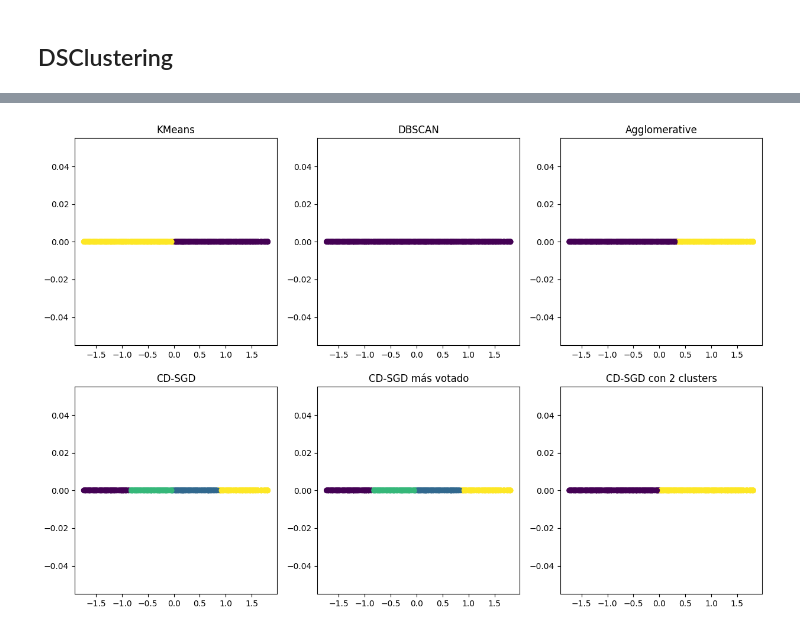
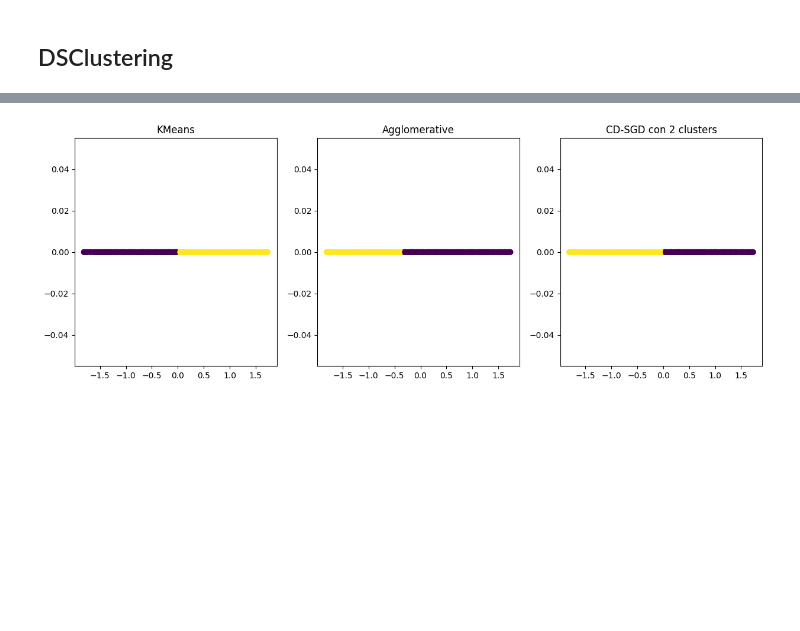
Before and after one commit to DR-Barros/trabajo-dirigido, a Jupyter notebook: clustering/interpretability/uniform.ipynb, the cells around one changed output, grey strips where cells are left out. Saved outputs shown, nothing was run; the diff lists cells and outputs as text; code cells hidden in the pictures; blank space fills up the shorter version.

```diff
--- a/clustering/interpretability/uniform.ipynb
+++ b/clustering/interpretability/uniform.ipynb
@@ -109,12 +79,3 @@ print('Decision Tree Accuracy:', accuracy_score(kmeans_labels, y_pred))
 # %% [output]
 [figure]
 Decision Tree Accuracy: 1.0
-# %%
-# interpretamos con decision tree
-dt = DecisionTreeClassifier(max_depth=3)
-dt.fit(uniform, dbscan_labels)
-fig, axes = plt.subplots(nrows = 1, ncols = 1, figsize = (4,4), dpi = 300)
-plot_tree(dt, filled=True, ax=axes, feature_names=uniform.columns)
-plt.show()
-y_pred = dt.predict(uniform)
-print('Decision Tree Accuracy:', accuracy_score(dbscan_labels, y_pred))
@@ -180,14 +120,2 @@ Ruleset is empty. All predictions it makes with method .predict will be negative
 # %% [markdown]
 ## DSClustering
-# %%
-cdsgd = DSClustering(data=uniform)
-cdsgd.generate_categorical_rules()
-cdsgd_labels = cdsgd.predict()
-models.append({'model': cdsgd, 'name': 'CD-SGD', 'labels': cdsgd_labels})
-#vvisualize the clusters
-pca = PCA(n_components=2)
-pca_result = pca.fit_transform(uniform)
-plt.scatter(pca_result[:, 0], pca_result[:, 1], c=cdsgd_labels, cmap='viridis')
-plt.title('CD-SGD')
-plt.legend()
-plt.show()
@@ -222,12 +121,0 @@ Most important rules for Cluster 3
-# %%
-cdsgd = DSClustering(data=uniform, most_voted=True)
-cdsgd.generate_categorical_rules()
-cdsgd_labels = cdsgd.predict()
-models.append({'model': cdsgd, 'name': 'CD-SGD más votado', 'labels': cdsgd_labels})
-#vvisualize the clusters
-pca = PCA(n_components=2)
-pca_result = pca.fit_transform(uniform)
-plt.scatter(pca_result[:, 0], pca_result[:, 1], c=cdsgd_labels, cmap='viridis')
-plt.title('CD-SGD')
-plt.legend()
-plt.show()
@@ -310,10 +160,8 @@ Most important rules for Cluster 1
 # %%
-fig, ax = plt.subplots(2, 3, figsize=(15, 10))
+fig, ax = plt.subplots(1, 3, figsize=(15, 5))
 for i, model in enumerate(models):
-    pca = PCA(n_components=2)
-    pca_result = pca.fit_transform(uniform)
-    ax[i//3, i%3].scatter(pca_result[:, 0], pca_result[:, 1], c=model['labels'], cmap='viridis')
-    ax[i//3, i%3].title.set_text(model['name'])
+    ax[i].scatter(uniform.iloc[:, 0], uniform.iloc[:, 1], c=model['labels'], cmap='viridis')
+    ax[i].set_title(model['name'])
 plt.show()
 # %% [output]
-[figure, old version]
+[figure, new version]
```
Also changed, not shown: parts of 10 cells of this notebook, 9 other files.
